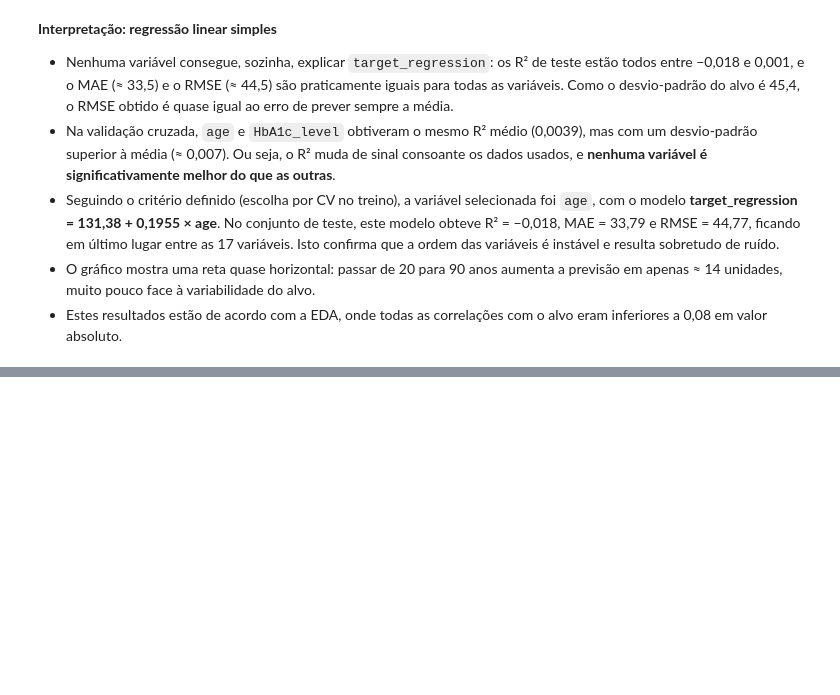
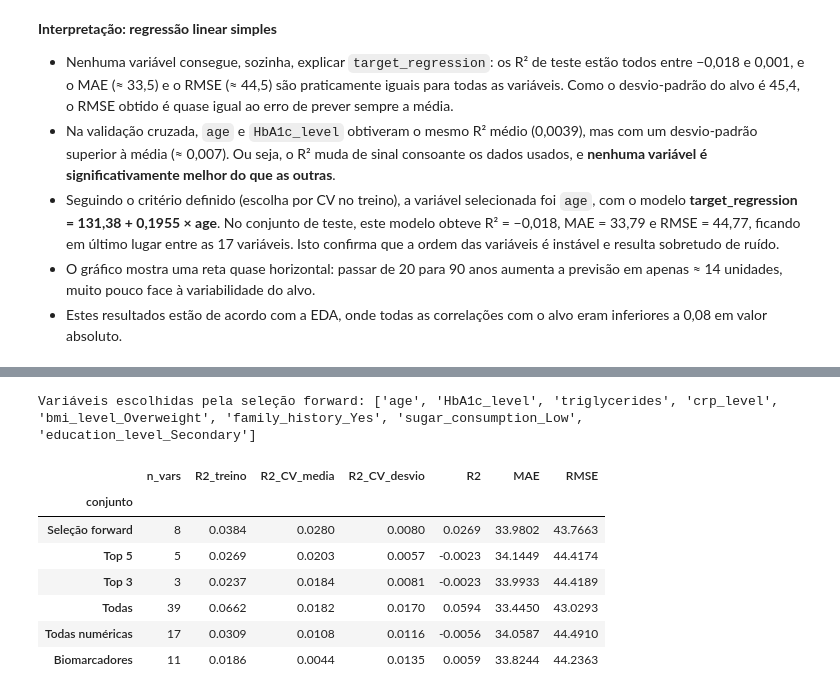
Before and after one commit to 1231478-Ellah-Fleischmann/APRAU-PROJETO, a Jupyter notebook: notebooks/APRAU_EFG_M1A_1231478_1230806.ipynb, the cells around one changed output, grey strips where cells are left out. Drawn from its saved outputs; the diff is of its cells as text; code cells hidden in the pictures; blank space fills up the shorter version.

Commit message:
regressão linear múltipla

```diff
--- a/notebooks/APRAU_EFG_M1A_1231478_1230806.ipynb
+++ b/notebooks/APRAU_EFG_M1A_1231478_1230806.ipynb
@@ -634,0 +650,52 @@ Métricas no teste: {'R2': -0.018, 'MAE': 33.7895, 'RMSE': 44.7651}
+# %%
+from sklearn.feature_selection import SequentialFeatureSelector
+
+# One-hot encoding das categóricas (mesma divisão treino/teste)
+X_dum = pd.get_dummies(X, drop_first=True, dtype=int)
+Xd_train = X_dum.loc[X_train.index]
+Xd_test  = X_dum.loc[X_test.index]
+
+# Seleção forward automática
+sfs = SequentialFeatureSelector(LinearRegression(), n_features_to_select='auto', tol=0.001,
+                                direction='forward', scoring='r2', cv=kf)
+sfs.fit(Xd_train, y_train)
+vars_forward = list(Xd_train.columns[sfs.get_support()])
+print("Variáveis escolhidas pela seleção forward:", vars_forward)
+
+# Conjuntos a testar
+ranking = list(res_cv_simples.index)
+conjuntos = {
+    'Top 3':           ranking[:3],
+    'Top 5':           ranking[:5],
+    'Biomarcadores':   ['HbA1c_level', 'cholesterol', 'triglycerides', 'hdl', 'ldl',
+                        'crp_level', 'homocysteine_level', 'blood_pressure',
+                        'systolic_bp', 'diastolic_bp', 'heart_rate'],
+    'Todas numéricas': num_cols_clean,
+    'Todas':           list(X_dum.columns),
+    'Seleção forward': vars_forward,
+}
+
+resultados_mult = []
+for nome, cols in conjuntos.items():
+    cv = cross_val_score(LinearRegression(), Xd_train[cols], y_train, cv=kf, scoring='r2')
+    modelo = LinearRegression().fit(Xd_train[cols], y_train)
+    met = avaliar(y_test, modelo.predict(Xd_test[cols]))
+    met.update({'conjunto': nome, 'n_vars': len(cols),
+                'R2_treino': r2_score(y_train, modelo.predict(Xd_train[cols])),
+                'R2_CV_media': cv.mean(), 'R2_CV_desvio': cv.std()})
+    resultados_mult.append(met)
+
+res_mult = (pd.DataFrame(resultados_mult).set_index('conjunto')
+            [['n_vars', 'R2_treino', 'R2_CV_media', 'R2_CV_desvio', 'R2', 'MAE', 'RMSE']]
+            .sort_values('R2_CV_media', ascending=False))
+res_mult.round(4)
+# %% [output]
+Variáveis escolhidas pela seleção forward: ['age', 'HbA1c_level', 'triglycerides', 'crp_level', 'bmi_level_Overweight', 'family_history_Yes', 'sugar_consumption_Low', 'education_level_Secondary']
+|  | n_vars | R2_treino | R2_CV_media | R2_CV_desvio | R2 | MAE | RMSE |
+| conjunto |  |  |  |  |  |  |  |
+| Seleção forward | 8 | 0.0384 | 0.0280 | 0.0080 | 0.0269 | 33.9802 | 43.7663 |
+| Top 5 | 5 | 0.0269 | 0.0203 | 0.0057 | -0.0023 | 34.1449 | 44.4174 |
+| Top 3 | 3 | 0.0237 | 0.0184 | 0.0081 | -0.0023 | 33.9933 | 44.4189 |
+| Todas | 39 | 0.0662 | 0.0182 | 0.0170 | 0.0594 | 33.4450 | 43.0293 |
+| Todas numéricas | 17 | 0.0309 | 0.0108 | 0.0116 | -0.0056 | 34.0587 | 44.4910 |
+| Biomarcadores | 11 | 0.0186 | 0.0044 | 0.0135 | 0.0059 | 33.8244 | 44.2363 |
```
Also changed, not shown: parts of 1 cell of this notebook.
